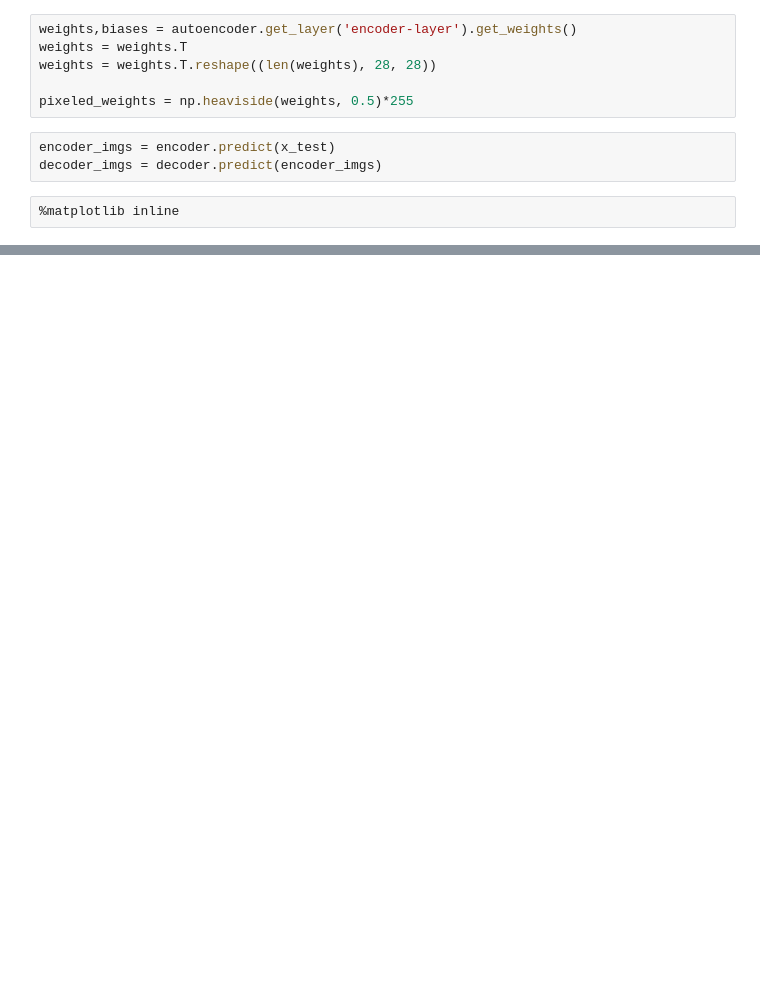
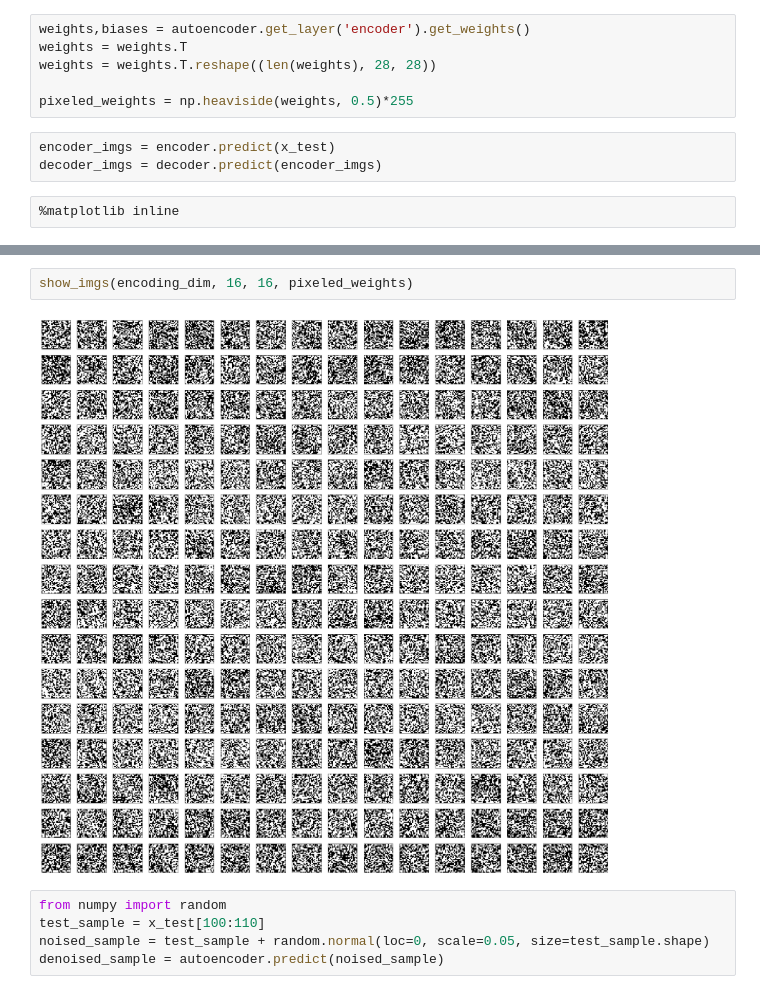
Before and after one commit to vinodreddyg/autoencoders, a Jupyter notebook: Denoising Autoencoder for MNIST.ipynb, the cells around one changed output, grey strips where cells are left out. Drawn from its saved outputs; the diff is of its cells as text; blank space fills up the shorter version.

```diff
--- a/Denoising Autoencoder for MNIST.ipynb
+++ b/Denoising Autoencoder for MNIST.ipynb
@@ -58,6 +77,6 @@ Epoch 200/200
 <keras.callbacks.History at 0x...>
 # %%
-weights,biases = autoencoder.get_layer('encoder-layer').get_weights()
+weights,biases = autoencoder.get_layer('encoder').get_weights()
 weights = weights.T
 weights = weights.T.reshape((len(weights), 28, 28))
 
@@ -104,0 +106,9 @@ plt.show()
+# %%
+show_imgs(encoding_dim, 16, 16, pixeled_weights)
+# %% [output]
+[figure, added]
+# %%
+from numpy import random
+test_sample = x_test[100:110]
+noised_sample = test_sample + random.normal(loc=0, scale=0.05, size=test_sample.shape)
+denoised_sample = autoencoder.predict(noised_sample)
```
Also changed, not shown: parts of 9 cells of this notebook, 1 other file.
